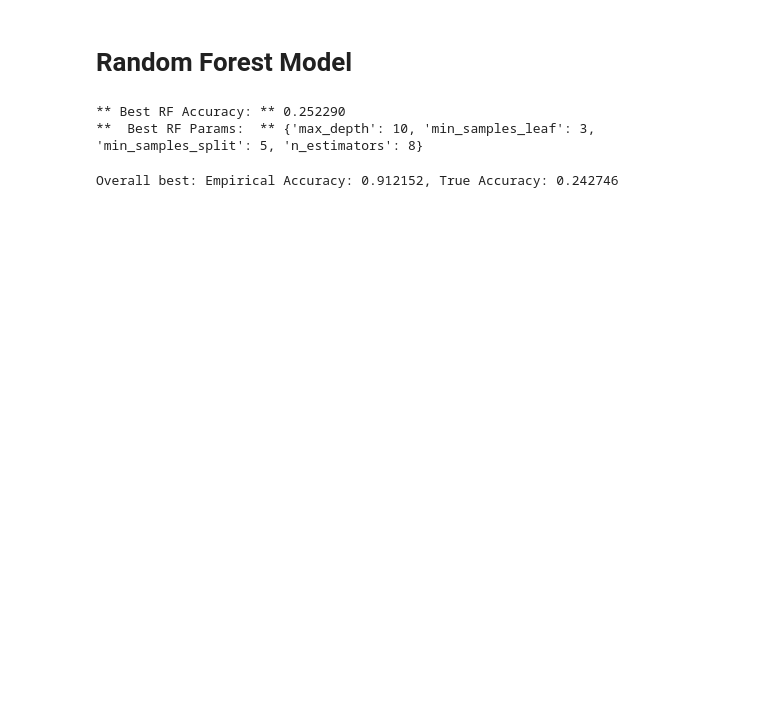
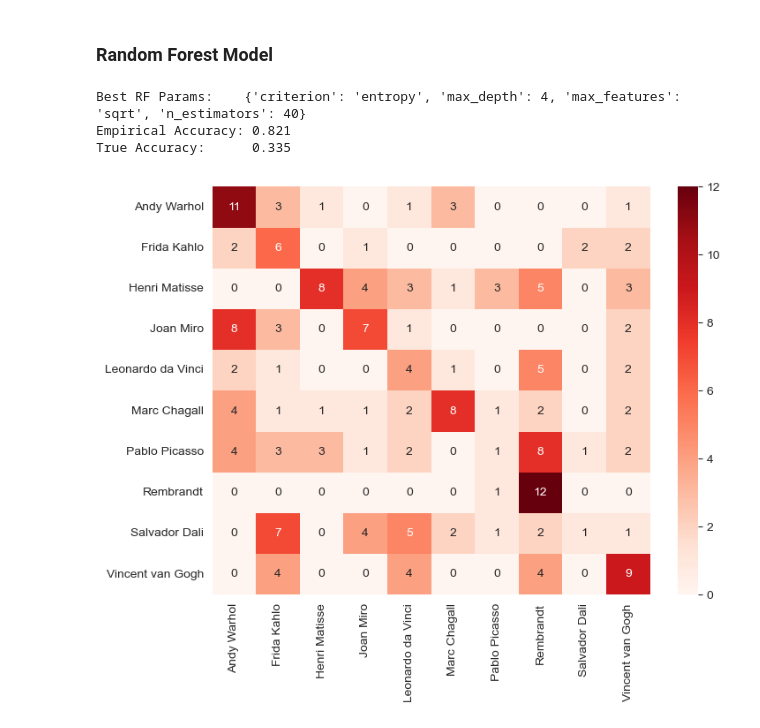
Before and after one commit to BarakFinkel/Painting-To-Artist-Classification, a Jupyter notebook: main.ipynb, the cells around one changed output. Cells and saved outputs as stored; diff of their text form; code cells hidden in the pictures; blank space fills up the shorter version.

```diff
--- a/main.ipynb
+++ b/main.ipynb
@@ -18,38 +76,36 @@ model_iterations = 100
 # %% [markdown]
-# Random Forest Model
+### Random Forest Model
 # %%
 rf_hyperparameters = {
-    'n_estimators': [4, 6, 8],
-    'max_depth': [None, 10, 20],
-    'min_samples_split': [2, 5, 8],
-    'min_samples_leaf': [1, 2, 3]
+    'n_estimators': [20, 30, 40],
+    'max_features': ['sqrt', 'log2'],
+    'max_depth': [4, 6 , 8, 10],
+    'criterion': ['gini', 'entropy'],
 }
 
-rf_model = RandomForestClassifier()
-rf_grid_search = GridSearchCV(estimator=rf_model, param_grid=rf_hyperparameters, cv=5, scoring='accuracy', n_jobs=3)
+# We create our Random Forest model
+rf = RandomForestClassifier(random_state=seed)
+
+# Then we perform a GridSearchCV to find the best hyperparameters, on each of the times rkf splits the data and iterates over it
+rf_grid_search = GridSearchCV(estimator=rf, param_grid=rf_hyperparameters, cv=5, scoring=score, n_jobs=3)
 rf_grid_search.fit(x_train, y_train)
 
-print("** Best RF Accuracy: ** {:.6f}".format(rf_grid_search.best_score_))
-print("**  Best RF Params:  ** {}".format(rf_grid_search.best_params_))
+rf_best_params = rf_grid_search.best_params_
+
+print("Best RF Params:    {}".format(rf_best_params))
+print("Empirical Accuracy: {:.3f}".format(rf_grid_search.score(x_train, y_train)))
+print("True Accuracy:      {:.3f}".format(rf_grid_search.score(x_test, y_test)))
+
+rf_predictions = rf_grid_search.predict(x_test)
+
+conf_mat = confusion_matrix(y_test, rf_predictions)
+plt.figure(figsize=(8, 6))
+sns.heatmap(conf_mat, annot=True, cmap = 'Reds', fmt='g', xticklabels=le.classes_, yticklabels=le.classes_)
+
+plt.savefig('rf_confusion_matrix.png', dpi=300)
+plt.show()
 # %% [output]
-** Best RF Accuracy: ** 0.252290
-**  Best RF Params:  ** {'max_depth': 10, 'min_samples_leaf': 3, 'min_samples_split': 5, 'n_estimators': 8}
+Best RF Params:    {'criterion': 'entropy', 'max_depth': 4, 'max_features': 'sqrt', 'n_estimators': 40}
+Empirical Accuracy: 0.821
+True Accuracy:      0.335
+[figure, added]
-# %%
-average_empirical_accuracy = 0
-average_true_accuracy = 0
-
-for i in range(model_iterations):
-    rf_model = RandomForestClassifier(n_estimators=rf_grid_search.best_params_['n_estimators'],
-                                      max_depth=rf_grid_search.best_params_['max_depth'],
-                                      min_samples_split=rf_grid_search.best_params_['min_samples_split'],
-                                      min_samples_leaf=rf_grid_search.best_params_['min_samples_leaf'])
-    rf_model.fit(x_train, y_train)
-    average_empirical_accuracy += rf_model.score(x_train, y_train)
-    average_true_accuracy += rf_model.score(x_test, y_test)
-
-average_empirical_accuracy /= model_iterations
-average_true_accuracy /= model_iterations
-
-print("Overall best: Empirical Accuracy: {:.6f}, True Accuracy: {:.6f}".format(average_empirical_accuracy, average_true_accuracy))
-# %% [output]
-Overall best: Empirical Accuracy: 0.912152, True Accuracy: 0.242746
```
Also changed, not shown: parts of 15 cells of this notebook, 7 other files.
